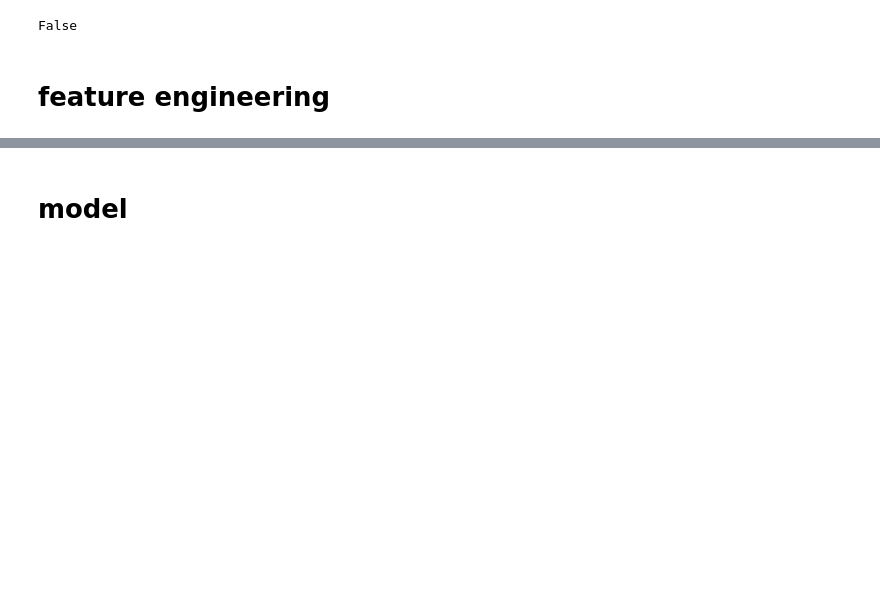
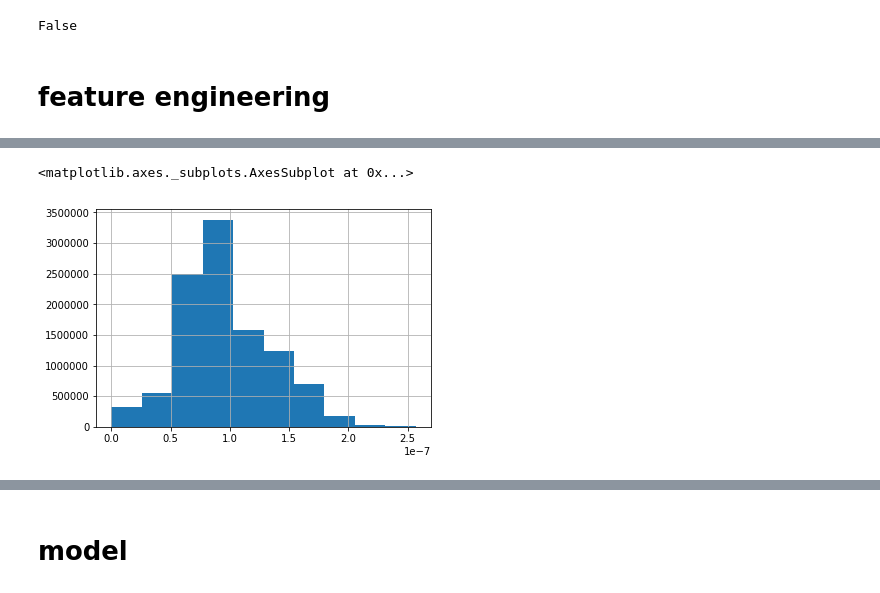
Before and after one commit to dantegates/deep-ar, a Jupyter notebook: deep-ar.ipynb, the cells around one changed output, grey strips where cells are left out. Cells and saved outputs as stored; diff of their text form; code cells hidden in the pictures; blank space fills up the shorter version.

```diff
--- a/deep-ar.ipynb
+++ b/deep-ar.ipynb
@@ -273,0 +186,5 @@ assert (b_x['z_prediction'][:, 1:, :] == b_y[:, :-1, :]).all()
+# %%
+df.sample_weight.hist()
+# %% [output]
+<matplotlib.axes._subplots.AxesSubplot at 0x...>
+[figure, added]
```
Also changed, not shown: parts of 49 cells of this notebook.
